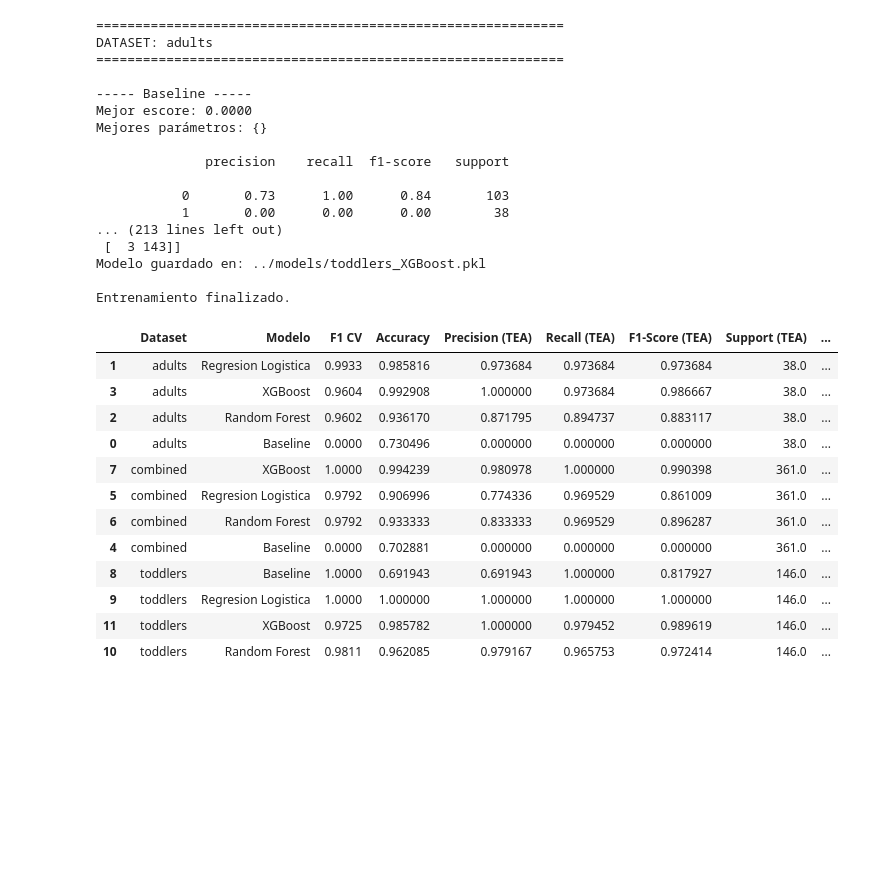
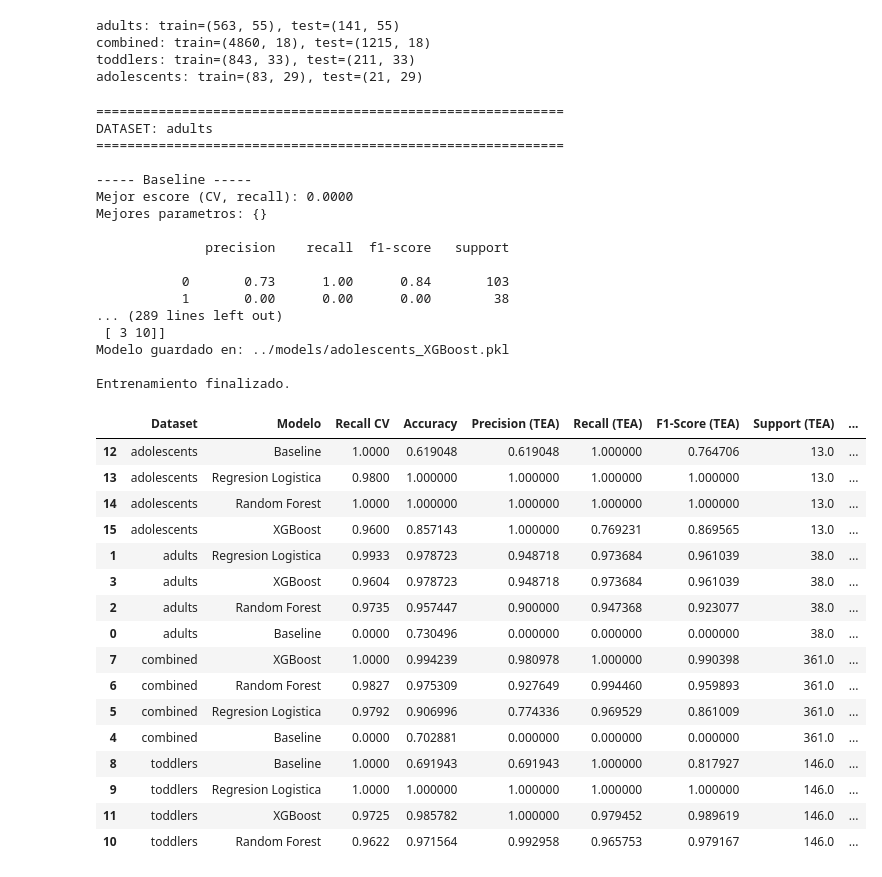
Before and after one commit to adrianaarang/tesTEA, a Jupyter notebook: notebooks/03_modelado.ipynb, the cells around one changed output. Drawn from its saved outputs; the diff is of its cells as text; code cells hidden in the pictures; blank space fills up the shorter version.

```diff
--- a/notebooks/03_modelado.ipynb
+++ b/notebooks/03_modelado.ipynb
@@ -11,9 +34,11 @@ import matplotlib.pyplot as plt
 from sklearn.dummy import DummyClassifier
 # %%
 os.makedirs('../models', exist_ok=True)
-# Lista de tus datasets
-# incluir adolescentes
-datasets = ['adults', 'combined', 'toddlers']
+
+# CAMBIO: se anade 'adolescents' a la lista de datasets. Antes se quedaba
+# fuera (habia un comentario "# incluir adolescentes" pendiente de hacer).
+# Ya esta preprocesado desde el notebook 02, asi que solo faltaba entrenarlo.
+datasets = ['adults', 'combined', 'toddlers', 'adolescents']
 
 data_dict = {}
 
@@ -22,10 +47,15 @@ for name in datasets:
     X_train = pd.read_csv(f'../data/processed/{name}_train.csv')
     X_test = pd.read_csv(f'../data/processed/{name}_test.csv')
 
-    # Si tus archivos train/test ya contienen la variable target,
-    # recuerda separarla (ej: y_train = X_train.pop('target_column'))
+    data_dict[name] = {'train': X_train, 'test': X_test}
 
-    data_dict[name] = {'train': X_train, 'test': X_test}
+for name, data in data_dict.items():
+    print(f"{name}: train={data['train'].shape}, test={data['test'].shape}")
+# %% [output]
+adults: train=(563, 55), test=(141, 55)
+combined: train=(4860, 18), test=(1215, 18)
+toddlers: train=(843, 33), test=(211, 33)
+adolescents: train=(83, 29), test=(21, 29)
 # %%
 RANDOM_STATE = 42
 MODEL_SPACE = {
@@ -71,7 +100,7 @@ MODEL_SPACE = {
 }
 # %%
 # ===========================
-# Validación cruzada
+# Validacion cruzada
 # ===========================
 
 cv = StratifiedKFold(
@@ -116,10 +145,17 @@ for name, data in data_dict.items():
 
         print(f"\n----- {model_name} -----")
 
-        clf = config["estimator"]
+        # CAMBIO: antes se usaba directamente config["estimator"], que es
+        # el MISMO objeto Python durante las 4 iteraciones del dataset (ya
+        # que MODEL_SPACE se crea una unica vez, fuera de este bucle). Al
+        # hacer clf.set_params(scale_pos_weight=...) para XGBoost, ese
+        # cambio podia arrastrarse de un dataset al siguiente si el grid
+        # no lo sobreescribia correctamente. clone() crea una copia nueva
+        # y sin entrenar en cada iteracion, evitando ese riesgo.
+        clf = clone(config["estimator"])
         params = config["param_grid"]
 
-        # Ajuste específico para XGBoost
+        # Ajuste especifico para XGBoost
         if model_name == "XGBoost":
             clf.set_params(scale_pos_weight=ratio)
 
@@ -137,10 +173,10 @@ for name, data in data_dict.items():
         # Mejor modelo
         best_model = grid.best_estimator_
 
-        # Predicción
+        # Prediccion
         y_pred = best_model.predict(X_test)
 
-        # Métricas
+        # Metricas
         report = classification_report(
             y_test,
             y_pred,
@@ -148,8 +184,8 @@ for name, data in data_dict.items():
             zero_division=0
         )
 
-        print(f"Mejor escore: {grid.best_score_:.4f}")
-        print(f"Mejores parámetros: {grid.best_params_}\n")
+        print(f"Mejor escore (CV, recall): {grid.best_score_:.4f}")
+        print(f"Mejores parametros: {grid.best_params_}\n")
 
         print(classification_report(
             y_test,
@@ -157,24 +193,19 @@ for name, data in data_dict.items():
             zero_division=0
         ))
 
-        print("Matriz de confusión:")
+        print("Matriz de confusion:")
         print(confusion_matrix(y_test, y_pred))
 
         # Guardar resultados
         all_results.append({
-
             "Dataset": name,
             "Modelo": model_name,
-
-            "F1 CV": round(grid.best_score_, 4),
-
+            "Recall CV": round(grid.best_score_, 4),
             "Accuracy": report["accuracy"],
-
             "Precision (TEA)": report["1"]["precision"],
             "Recall (TEA)": report["1"]["recall"],
             "F1-Score (TEA)": report["1"]["f1-score"],
             "Support (TEA)": report["1"]["support"],
-
             "Best Params": str(grid.best_params_)
         })
 
@@ -193,39 +224,43 @@ DATASET: adults
 ============================================================
 
 ----- Baseline -----
-Mejor escore: 0.0000
-Mejores parámetros: {}
+Mejor escore (CV, recall): 0.0000
+Mejores parametros: {}
 
               precision    recall  f1-score   support
 
            0       0.73      1.00      0.84       103
            1       0.00      0.00      0.00        38
-... (213 lines left out)
- [  3 143]]
-Modelo guardado en: ../models/toddlers_XGBoost.pkl
+... (289 lines left out)
+ [ 3 10]]
+Modelo guardado en: ../models/adolescents_XGBoost.pkl
 
 Entrenamiento finalizado.
 # %%
 results_df = (
     pd.DataFrame(all_results)
     .sort_values(
         by=["Dataset", "Recall (TEA)"],
         ascending=[True, False]
     )
 )
 
-display(results_df)
+results_df
 # %% [output]
-|  | Dataset | Modelo | F1 CV | Accuracy | Precision (TEA) | Recall (TEA) | F1-Score (TEA) | Support (TEA) | ... |
-| 1 | adults | Regresion Logistica | 0.9933 | 0.985816 | 0.973684 | 0.973684 | 0.973684 | 38.0 | ... |
-| 3 | adults | XGBoost | 0.9604 | 0.992908 | 1.000000 | 0.973684 | 0.986667 | 38.0 | ... |
-| 2 | adults | Random Forest | 0.9602 | 0.936170 | 0.871795 | 0.894737 | 0.883117 | 38.0 | ... |
+|  | Dataset | Modelo | Recall CV | Accuracy | Precision (TEA) | Recall (TEA) | F1-Score (TEA) | Support (TEA) | ... |
+| 12 | adolescents | Baseline | 1.0000 | 0.619048 | 0.619048 | 1.000000 | 0.764706 | 13.0 | ... |
+| 13 | adolescents | Regresion Logistica | 0.9800 | 1.000000 | 1.000000 | 1.000000 | 1.000000 | 13.0 | ... |
+| 14 | adolescents | Random Forest | 1.0000 | 1.000000 | 1.000000 | 1.000000 | 1.000000 | 13.0 | ... |
+| 15 | adolescents | XGBoost | 0.9600 | 0.857143 | 1.000000 | 0.769231 | 0.869565 | 13.0 | ... |
+| 1 | adults | Regresion Logistica | 0.9933 | 0.978723 | 0.948718 | 0.973684 | 0.961039 | 38.0 | ... |
+| 3 | adults | XGBoost | 0.9604 | 0.978723 | 0.948718 | 0.973684 | 0.961039 | 38.0 | ... |
+| 2 | adults | Random Forest | 0.9735 | 0.957447 | 0.900000 | 0.947368 | 0.923077 | 38.0 | ... |
 | 0 | adults | Baseline | 0.0000 | 0.730496 | 0.000000 | 0.000000 | 0.000000 | 38.0 | ... |
 | 7 | combined | XGBoost | 1.0000 | 0.994239 | 0.980978 | 1.000000 | 0.990398 | 361.0 | ... |
+| 6 | combined | Random Forest | 0.9827 | 0.975309 | 0.927649 | 0.994460 | 0.959893 | 361.0 | ... |
 | 5 | combined | Regresion Logistica | 0.9792 | 0.906996 | 0.774336 | 0.969529 | 0.861009 | 361.0 | ... |
-| 6 | combined | Random Forest | 0.9792 | 0.933333 | 0.833333 | 0.969529 | 0.896287 | 361.0 | ... |
 | 4 | combined | Baseline | 0.0000 | 0.702881 | 0.000000 | 0.000000 | 0.000000 | 361.0 | ... |
 | 8 | toddlers | Baseline | 1.0000 | 0.691943 | 0.691943 | 1.000000 | 0.817927 | 146.0 | ... |
 | 9 | toddlers | Regresion Logistica | 1.0000 | 1.000000 | 1.000000 | 1.000000 | 1.000000 | 146.0 | ... |
 | 11 | toddlers | XGBoost | 0.9725 | 0.985782 | 1.000000 | 0.979452 | 0.989619 | 146.0 | ... |
-| 10 | toddlers | Random Forest | 0.9811 | 0.962085 | 0.979167 | 0.965753 | 0.972414 | 146.0 | ... |
+| 10 | toddlers | Random Forest | 0.9622 | 0.971564 | 0.992958 | 0.965753 | 0.979167 | 146.0 | ... |
```
Also changed, not shown: parts of 7 cells of this notebook.
